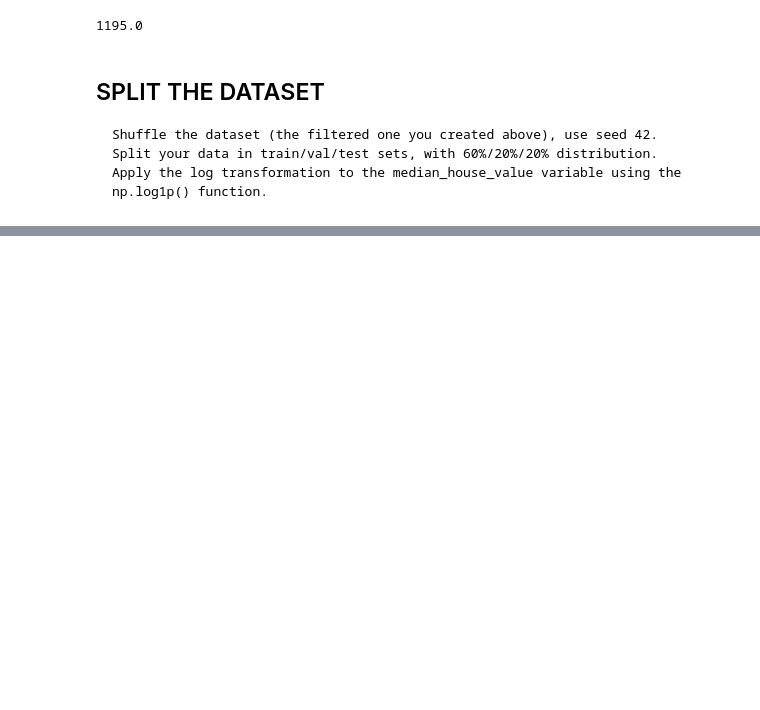
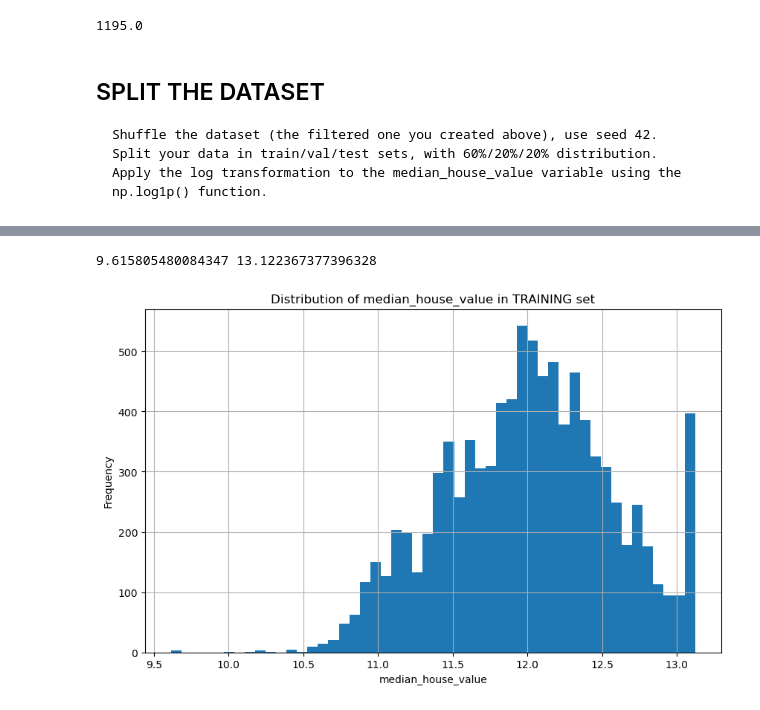
Before and after one commit to kevmo/ml-demos, a Jupyter notebook: Regression.ipynb, the cells around one changed output, grey strips where cells are left out. Drawn from its saved outputs; the diff is of its cells as text; code cells hidden in the pictures; blank space fills up the shorter version.

```diff
--- a/Regression.ipynb
+++ b/Regression.ipynb
@@ -132,3 +144,16 @@ train.head()
 | 2355 | 36.77 | -119.68 | 21.0 | 1260.0 | 182.0 | 583.0 | 205.0 | ... |
 | 12879 | 38.65 | -121.38 | 34.0 | 825.0 | 173.0 | 355.0 | 130.0 | ... |
 | 9526 | 39.13 | -123.16 | 33.0 | 1320.0 | 303.0 | 1048.0 | 303.0 | ... |
+# %%
+print(train['median_house_value'].min(), train['median_house_value'].max())
+# %% [output]
+9.615805480084347 13.122367377396328
+# %%
+plt.figure(figsize=(10,6))
+train['median_house_value'].hist(bins=50)
+plt.title('Distribution of median_house_value in TRAINING set')
+plt.xlabel('median_house_value')
+plt.ylabel('Frequency')
+plt.show()
+# %% [output]
+[figure, added]
```
Also changed, not shown: parts of 12 cells of this notebook.
